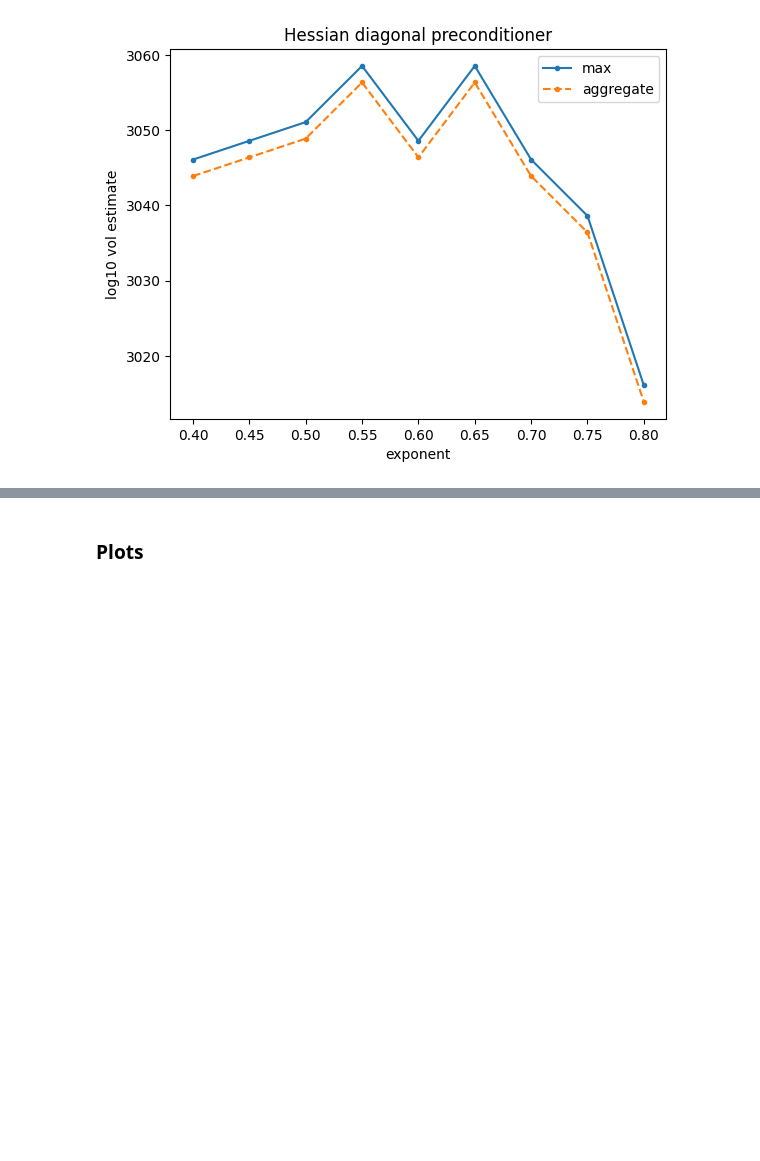
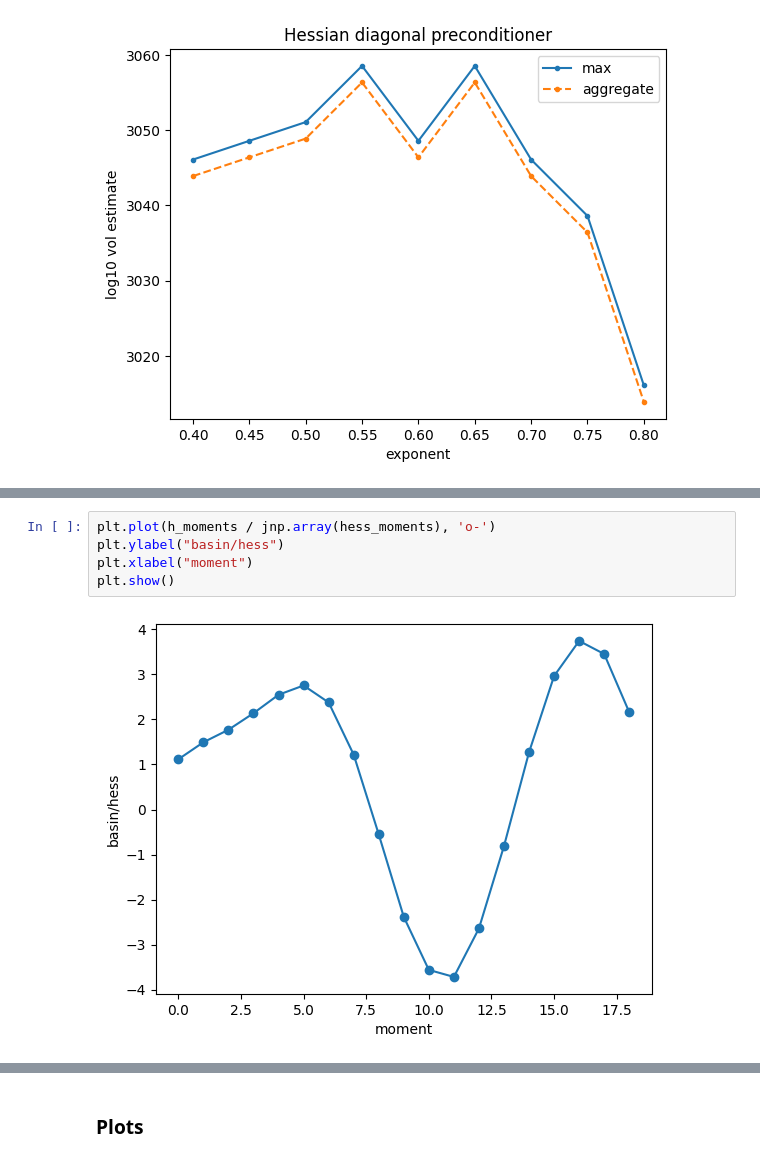
Before and after one commit to EleutherAI/basin-volume, a Jupyter notebook: basin_precondition.ipynb, the cells around one changed output, grey strips where cells are left out. Cells and saved outputs as stored; diff of their text form; blank space fills up the shorter version.

```diff
--- a/basin_precondition.ipynb
+++ b/basin_precondition.ipynb
@@ -739,0 +804,7 @@ RESULTS['h diag tuned'] = get_estimates_vectorized(3000, P)
+# %%
+plt.plot(h_moments / jnp.array(hess_moments), 'o-')
+plt.ylabel("basin/hess")
+plt.xlabel("moment")
+plt.show()
+# %% [output]
+[figure, added]
```
Also changed, not shown: parts of 43 cells of this notebook, 1 other file.
